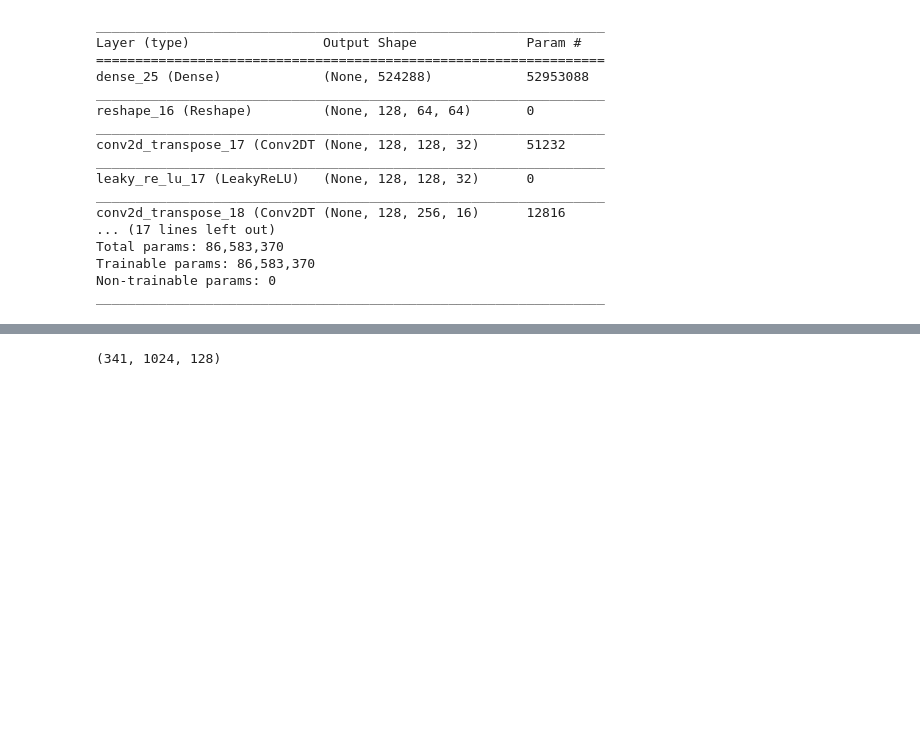
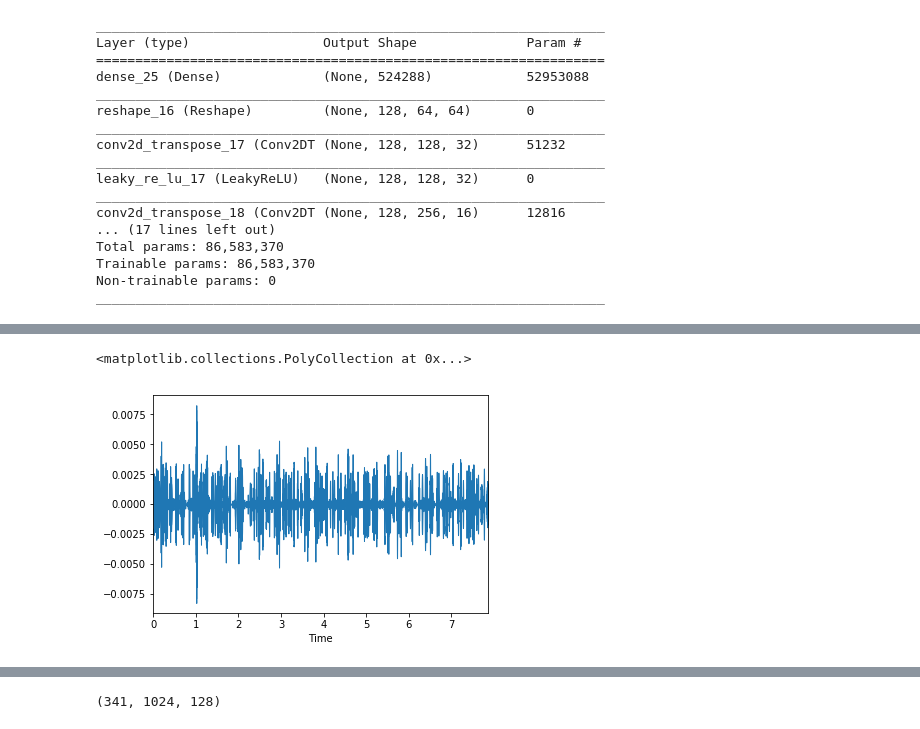
Before and after one commit to trancenoid/GANs, a Jupyter notebook: audioGAN.ipynb, the cells around one changed output, grey strips where cells are left out. Cells and saved outputs as stored; diff of their text form; code cells hidden in the pictures; blank space fills up the shorter version.

```diff
--- a/audioGAN.ipynb
+++ b/audioGAN.ipynb
@@ -300,10 +303,12 @@ if __name__ == '__main__':
 # %%
 sr = 8191
 #X = np.load('data.npy')
-#loadWeights(29)
-#pred = G.predict(np.random.normal(0, 1, size=(1, 100)))
-pred = []
-pred = np.array([X[501]])
+loadWeights(179)
+pred = G.predict(np.random.normal(0, 1, size=(1, 100)))
+print(D.predict(np.array([X[0]]).transpose(0,2,1,3)))
+print(D.predict(pred))
+#pred = []
+#pred = np.array([X[0]])
 print(pred[0].shape)
 ans = np.zeros((pred.shape[1], pred.shape[2]), dtype = complex)
 #print(D.predict(pred))
@@ -329,0 +333,5 @@ X = np.array(X)
+# %%
+waveplot(ans, sr)
+# %% [output]
+<matplotlib.collections.PolyCollection at 0x...>
+[figure, added]
```
Also changed, not shown: parts of 7 cells of this notebook.
